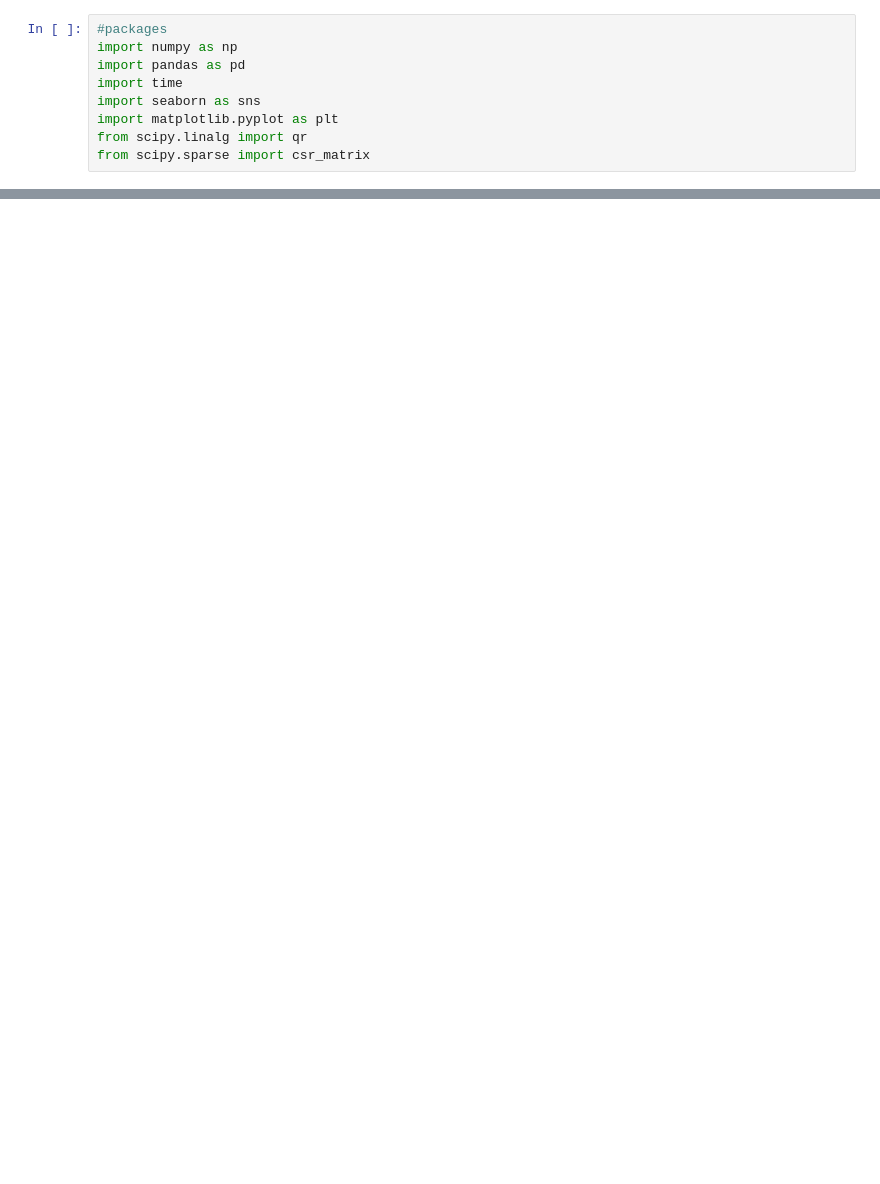
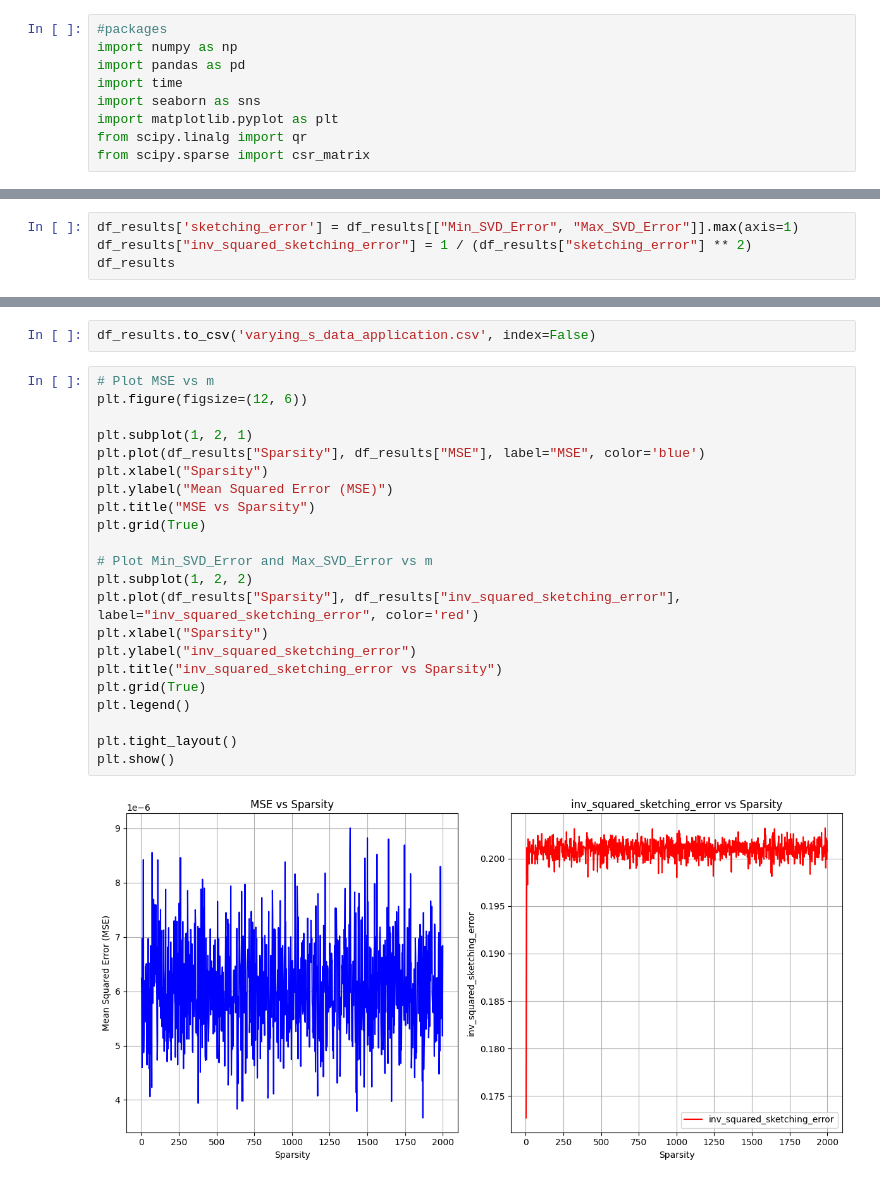
Before and after one commit to LakBoonJun1/DSA4288, a Jupyter notebook: Notebook/application.ipynb, the cells around one changed output, grey strips where cells are left out. Cells and saved outputs as stored; diff of their text form; blank space fills up the shorter version.

```diff
--- a/Notebook/application.ipynb
+++ b/Notebook/application.ipynb
@@ -126,0 +364,4 @@ mse_ols
+# %%
+df_results['sketching_error'] = df_results[["Min_SVD_Error", "Max_SVD_Error"]].max(axis=1)
+df_results["inv_squared_sketching_error"] = 1 / (df_results["sketching_error"] ** 2)
+df_results
@@ -126,0 +382,26 @@ mse_ols
+# %%
+df_results.to_csv('varying_s_data_application.csv', index=False)
+# %%
+# Plot MSE vs m
+plt.figure(figsize=(12, 6))
+
+plt.subplot(1, 2, 1)
+plt.plot(df_results["Sparsity"], df_results["MSE"], label="MSE", color='blue')
+plt.xlabel("Sparsity")
+plt.ylabel("Mean Squared Error (MSE)")
+plt.title("MSE vs Sparsity")
+plt.grid(True)
+
+# Plot Min_SVD_Error and Max_SVD_Error vs m
+plt.subplot(1, 2, 2)
+plt.plot(df_results["Sparsity"], df_results["inv_squared_sketching_error"], label="inv_squared_sketching_error", color='red')
+plt.xlabel("Sparsity")
+plt.ylabel("inv_squared_sketching_error")
+plt.title("inv_squared_sketching_error vs Sparsity")
+plt.grid(True)
+plt.legend()
+
+plt.tight_layout()
+plt.show()
+# %% [output]
+[figure, added]
```
Also changed, not shown: parts of 24 cells of this notebook, 3 other files.
